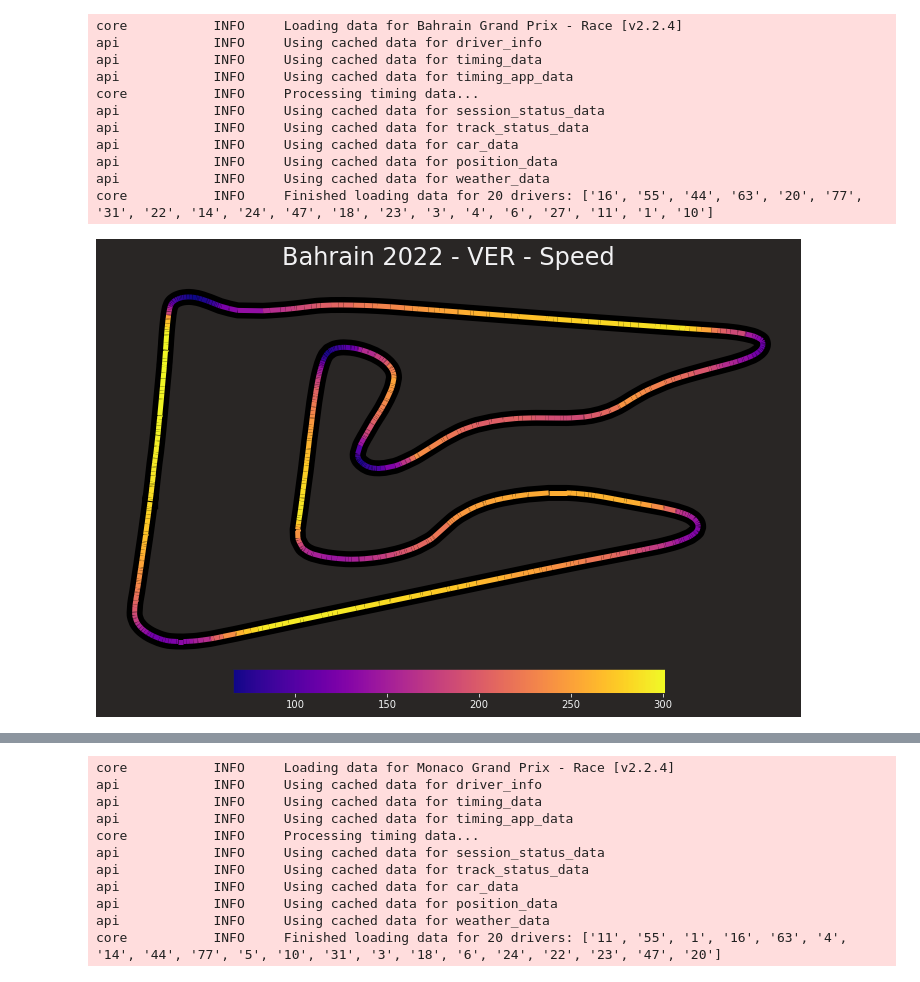
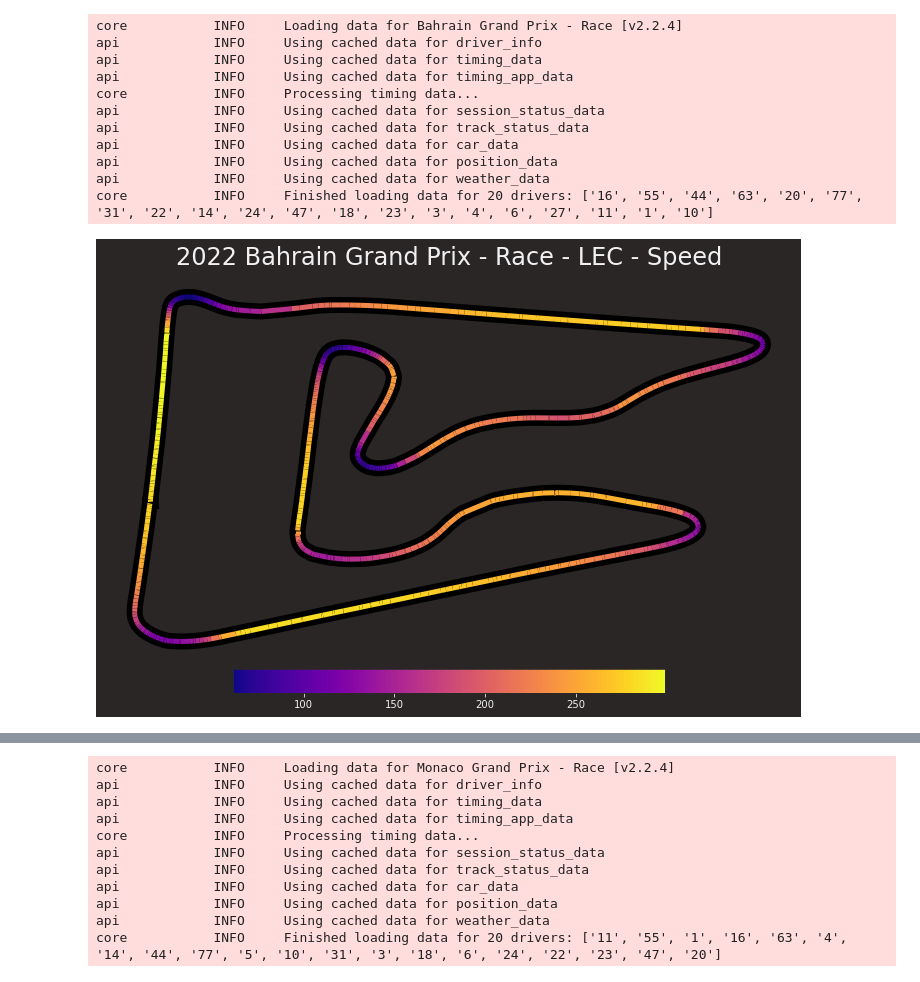
Before and after one commit to CamStevens15/F1_2022_race_analytics, a Jupyter notebook: Code_Analysis/Test.ipynb, the cells around one changed output, grey strips where cells are left out. Drawn from its saved outputs; the diff is of its cells as text; code cells hidden in the pictures.

```diff
--- a/Code_Analysis/Test.ipynb
+++ b/Code_Analysis/Test.ipynb
@@ -3,5 +3,5 @@ from driver_comparisons import get_driver_from_session, main, plot_driver_speed_
 # %%
-session = main(2022, "Bahrain", "R")
+session_bahrain = main(2022, "Bahrain", "R")
 # %% [output]
 core           INFO     Loading data for Bahrain Grand Prix - Race [v2.2.4]
 api            INFO     Using cached data for driver_info
@@ -14,7 +14,7 @@ api            INFO     Using cached data for car_data
 api            INFO     Using cached data for position_data
 api            INFO     Using cached data for weather_data
 core           INFO     Finished loading data for 20 drivers: ['16', '55', '44', '63', '20', '77', '31', '22', '14', '24', '47', '18', '23', '3', '4', '6', '27', '11', '1', '10']
-# %%
-plot_driver_speed_change(2022, "Bahrain", "VER", session)
-# %% [output]
-[figure, removed]
+# %%
+plot_driver_speed_change("LEC", session_bahrain)
+# %% [output]
+[figure, added]
```
Also changed, not shown: parts of 7 cells of this notebook, 2 other files.
